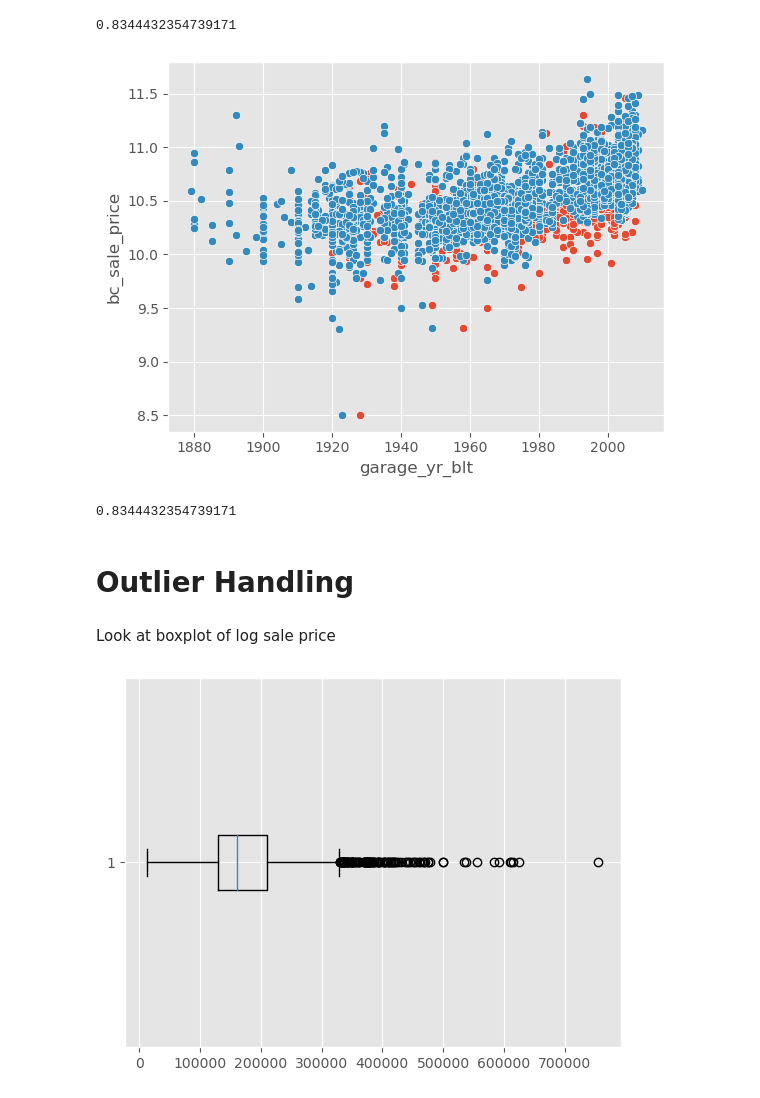
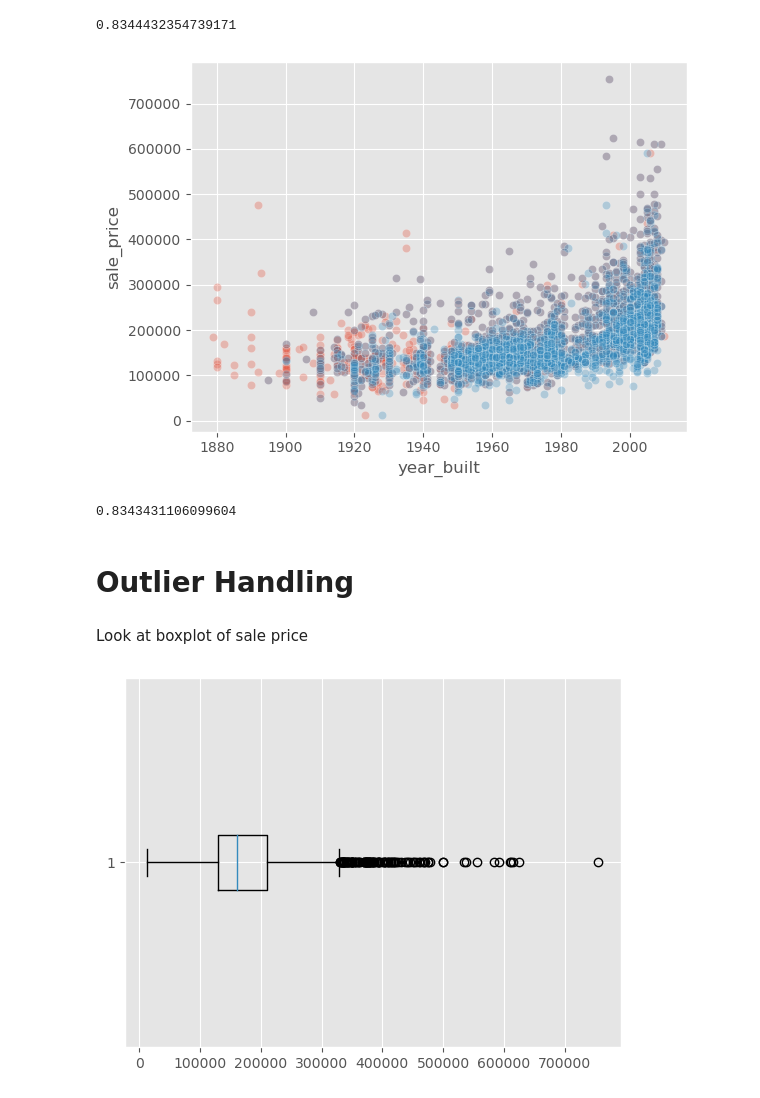
Before and after one commit to eihwood/ML-Ames-Housing, a Jupyter notebook: Austin/austin_eda.ipynb, the cells around one changed output. Cells and saved outputs as stored; diff of their text form; code cells hidden in the pictures.

```diff
--- a/Austin/austin_eda.ipynb
+++ b/Austin/austin_eda.ipynb
@@ -114,6 +114,6 @@ Notes on specific columns
 lam = boxcox(df.sale_price.values)[1]
 # %%
 # create new column bc_sale_price
-df['bc_sale_price'] = (df['sale_price']**lam - 1)/lam
+df['log_sale_price'] = np.log(df['sale_price'])
 # %%
 # plot normal overlay
@@ -462,22 +462,22 @@ df.garage_yr_blt.corr(df.year_built)
 0.8344432354739171
 # %%
 # Plot Garage Year Built vs Sale Price
-sns.scatterplot(data=df[~df['garage_yr_blt'].isna()], x='garage_yr_blt', y='bc_sale_price')
-sns.scatterplot(data=df[~df['garage_yr_blt'].isna()], x='year_built', y='bc_sale_price')
+sns.scatterplot(data=df[~df['garage_yr_blt'].isna()], x='year_built', y='sale_price', alpha=0.3)
+sns.scatterplot(data=df[~df['garage_yr_blt'].isna()], x='garage_yr_blt', y='sale_price', alpha=0.3)
 plt.show()
 
 # check correlation
 df.garage_yr_blt.corr(df.year_built)
 # %% [output]
-[figure, old version]
+[figure, new version]
-0.8344432354739171
+0.8343431106099604
 # %%
 # dropping column due to it's strong correlation with House Year Built
 df.drop('garage_yr_blt', axis=1, inplace=True)
 # %% [markdown]
 # Outlier Handling
 # %% [markdown]
-Look at boxplot of log sale price
+Look at boxplot of sale price
 # %%
 plt.boxplot(x = df['sale_price'], whis=1.5, vert=False)
 plt.show()
```
Also changed, not shown: parts of 16 cells of this notebook, 1 other file.
